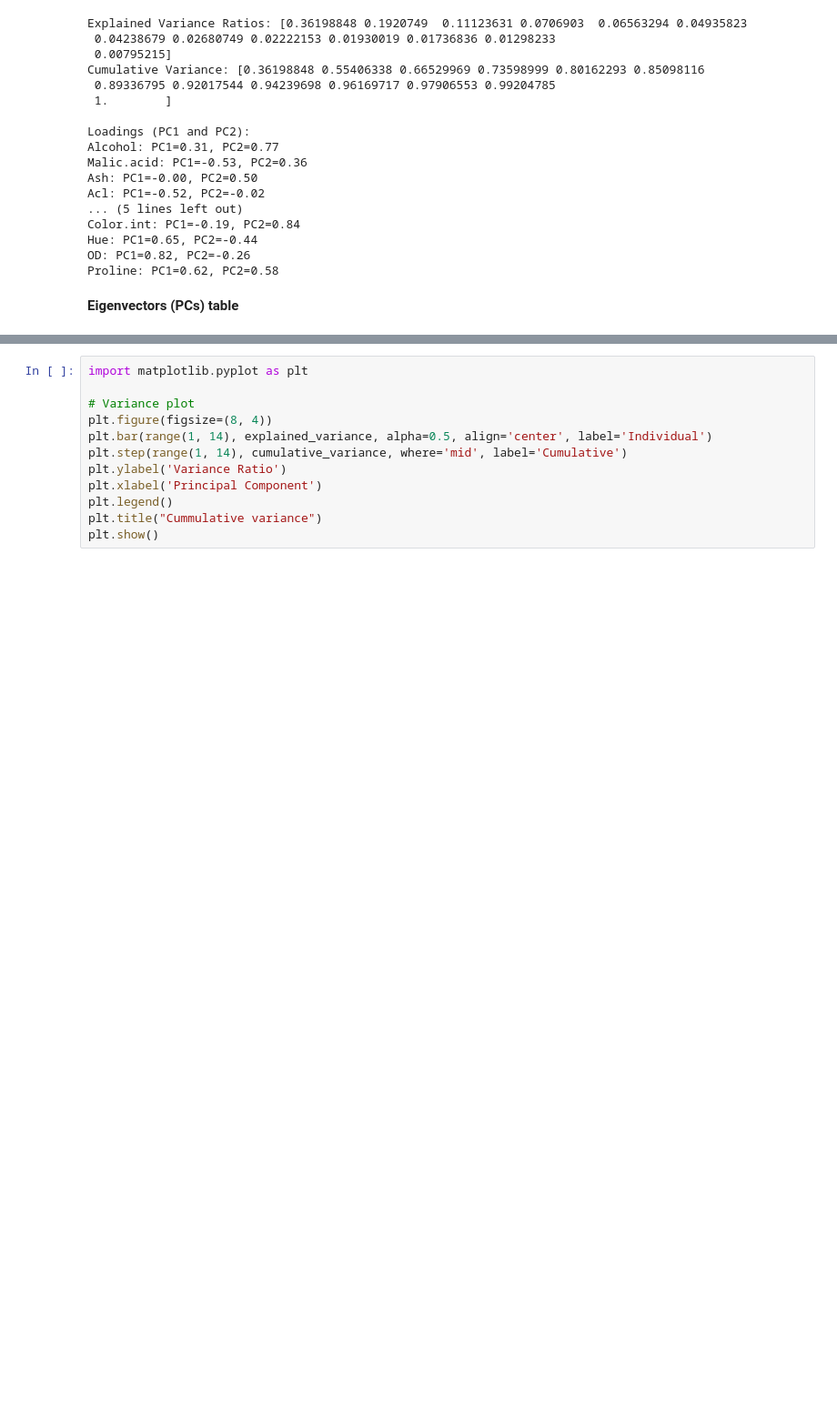
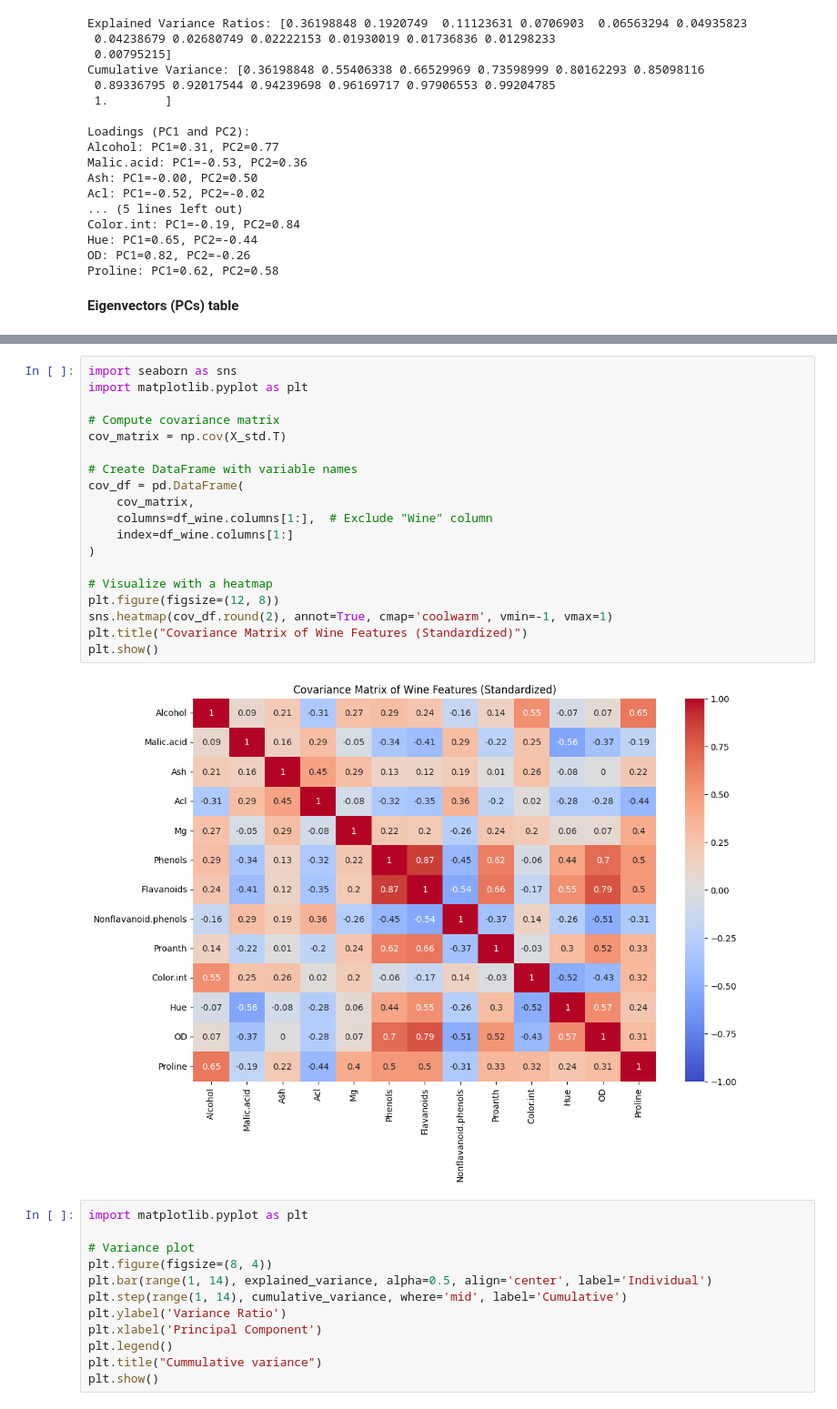
Before and after one commit to jrbayguade/DataTreatment_DimensionalityReduction, a Jupyter notebook: T7_1_PCA_Principal_Component_Analysis.ipynb, the cells around one changed output, grey strips where cells are left out. Shown at 91% size. Drawn from its saved outputs; the diff is of its cells as text; blank space fills up the shorter version.

```diff
--- a/T7_1_PCA_Principal_Component_Analysis.ipynb
+++ b/T7_1_PCA_Principal_Component_Analysis.ipynb
@@ -168,3 +174,24 @@ Domain Insight: High flavanoid levels are prized in aged red wines for their tan
+# %%
+import seaborn as sns
+import matplotlib.pyplot as plt
+
+# Compute covariance matrix
+cov_matrix = np.cov(X_std.T)
+
+# Create DataFrame with variable names
+cov_df = pd.DataFrame(
+    cov_matrix,
+    columns=df_wine.columns[1:],  # Exclude "Wine" column
+    index=df_wine.columns[1:]
+)
+
+# Visualize with a heatmap
+plt.figure(figsize=(12, 8))
+sns.heatmap(cov_df.round(2), annot=True, cmap='coolwarm', vmin=-1, vmax=1)
+plt.title("Covariance Matrix of Wine Features (Standardized)")
+plt.show()
+# %% [output]
+[figure, added]
 # %%
 import matplotlib.pyplot as plt
 
```
Also changed, not shown: parts of 6 cells of this notebook.
